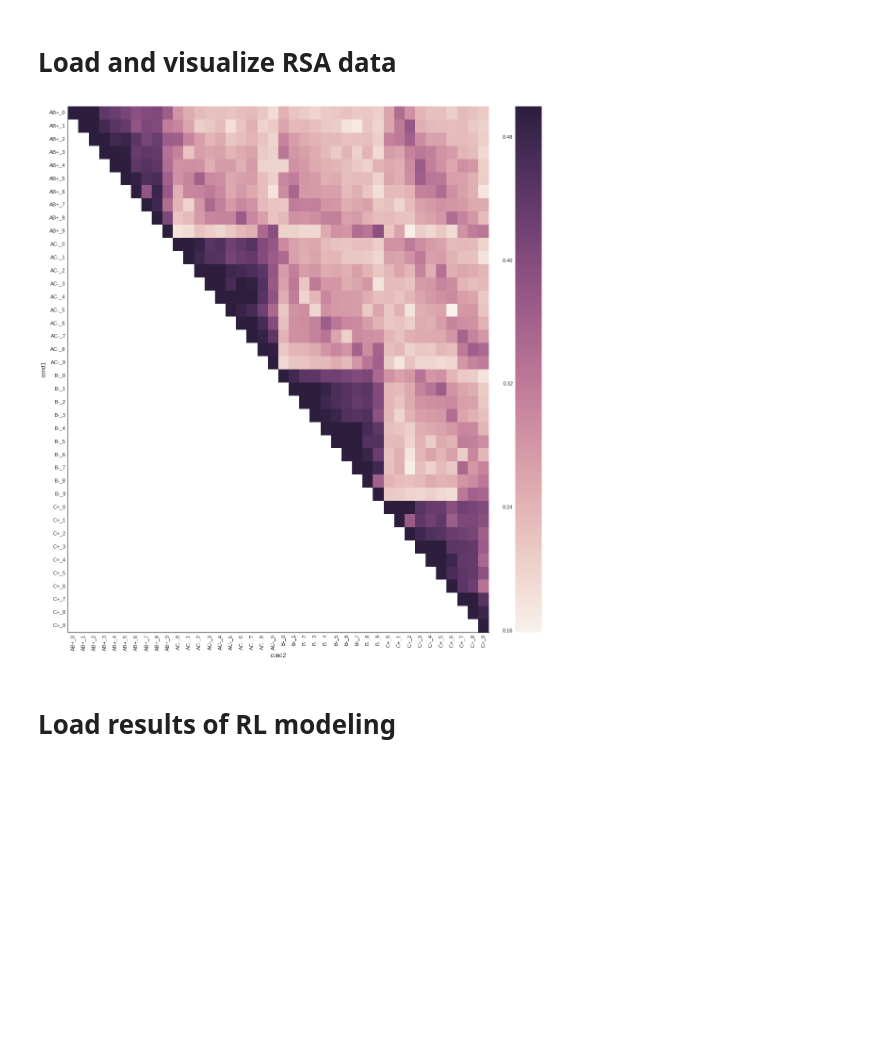
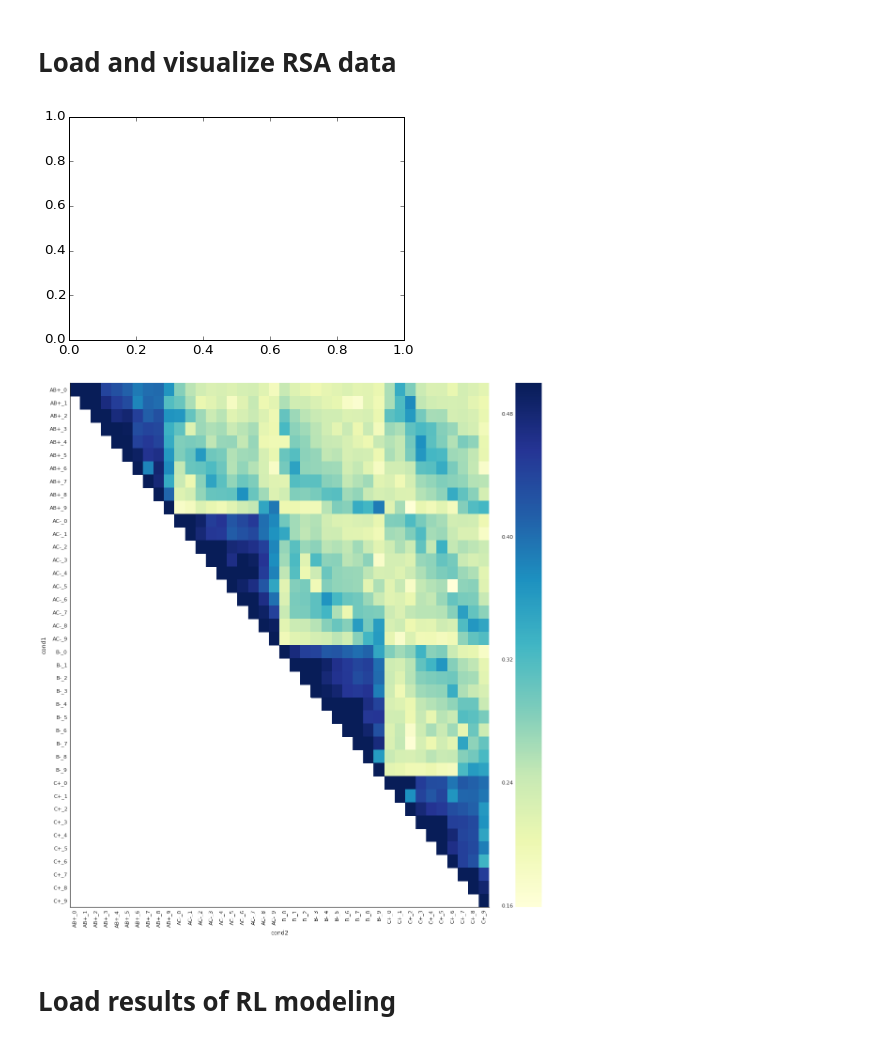
Before and after one commit to iancballard/fd_fmri, a Jupyter notebook: RSA_LDc.ipynb, the cells around one changed output. Cells and saved outputs as stored; diff of their text form; code cells hidden in the pictures; blank space fills up the shorter version.

```diff
--- a/RSA_LDc.ipynb
+++ b/RSA_LDc.ipynb
@@ -285,6 +280,6 @@ def run_sub(sub):
 # %%
 overlap_masks = ['peri_sim','para_sim','hipp']
-masks = ['V1_V2','hipp','peri_sim','para_sim']
+masks = ['V1','hipp','peri_sim','para_sim','yeo17_ifs']
 exp = 'sim_4mm-betas'
 smooth = 'smoothed'
 conds = ['b_plus','b_minus','c_plus','c_minus']
@@ -331,8 +336,7 @@ nconds = len(cond_map.keys())
 all_rsas = []
 for sub in subs:
     out_f = op.join(home_dir,'rsa', sub + 'rsa_sim.pkl')
-    pkl_file = open(out_f, 'rb')
-    rsa = pickle.load(pkl_file)
+    rsa = pd.read_pickle(out_f)
     all_rsas.append(rsa)
 all_rsas = pd.concat(all_rsas)
 # %%
@@ -359,18 +363,22 @@ fig_rsas = fig_rsas.set_index(['mask','run','sub'])
 # %%
 roi = 'hipp'
 run = 2
 plt.title('')
-sns.set_context('paper',font_scale = 1.4,rc={"figure.figsize": (20, 20)})
+sns.set_context('paper',font_scale = 1.4)
 sns.set_style("white")
+
+fig, ax = plt.subplots()
+fig.set_size_inches(20, 20)
 
 mean_rsa = fig_rsas.loc[roi,run].groupby(['cond1','cond2']).mean()
 mean_rsa = mean_rsa.unstack()['corr']
-sns.heatmap(mean_rsa, vmax = .5)
+sns.heatmap(mean_rsa, vmax = .5, ax = ax,cmap="YlGnBu")
 sns.despine()
 
 plt.savefig('/home/iballard/Dropbox/fd/figs/committee_meeting/' + roi + '.svg',dpi = 600)
 # %% [output]
-[figure, old version]
+[figure, new version]
+[figure, added]
 # %% [markdown]
 # Load results of RL modeling
 # %%
```
Also changed, not shown: parts of 19 cells of this notebook.
